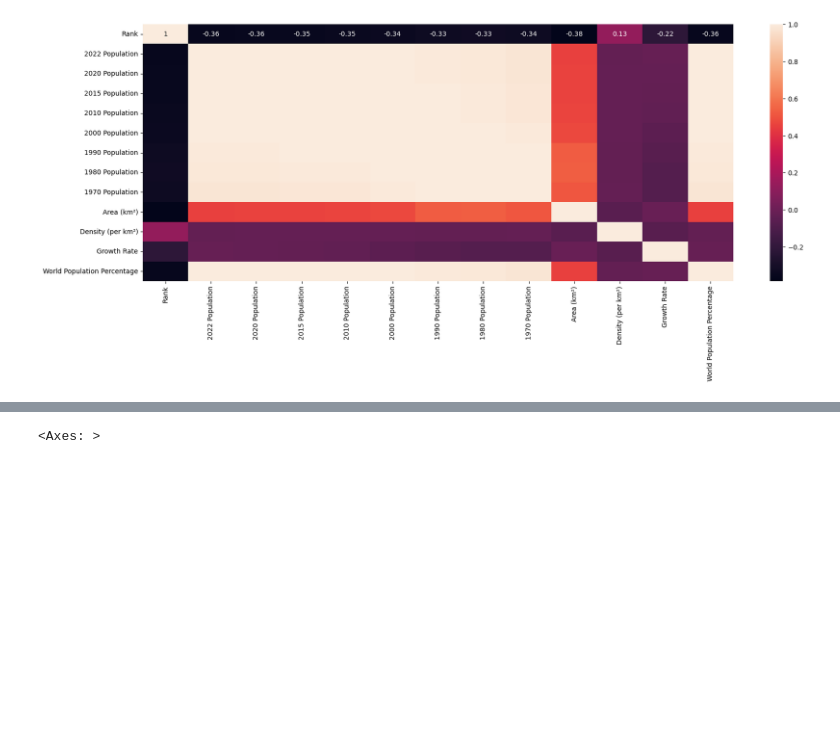
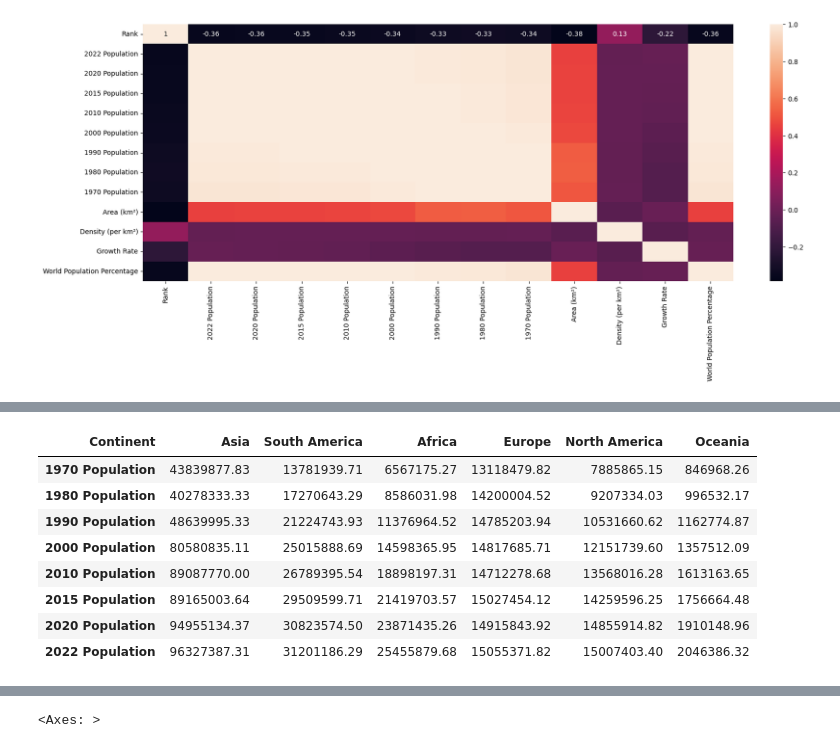
Before and after one commit to jarednjk/Exploratory_Data_Analysis_Pandas_Seaborn, a Jupyter notebook: Exploratory Data Analysis in Pandas.ipynb, the cells around one changed output, grey strips where cells are left out. Saved outputs shown, nothing was run; the diff lists cells and outputs as text; code cells hidden in the pictures; blank space fills up the shorter version.

```diff
--- a/Exploratory Data Analysis in Pandas.ipynb
+++ b/Exploratory Data Analysis in Pandas.ipynb
@@ -142,0 +161,13 @@ df.groupby('Continent').mean(numeric_only = True).sort_values(by = '2022 Populat
+# %%
+df3 = df2.transpose()
+df3
+# %% [output]
+| Continent | Asia | South America | Africa | Europe | North America | Oceania |
+| 1970 Population | 43839877.83 | 13781939.71 | 6567175.27 | 13118479.82 | 7885865.15 | 846968.26 |
+| 1980 Population | 40278333.33 | 17270643.29 | 8586031.98 | 14200004.52 | 9207334.03 | 996532.17 |
+| 1990 Population | 48639995.33 | 21224743.93 | 11376964.52 | 14785203.94 | 10531660.62 | 1162774.87 |
+| 2000 Population | 80580835.11 | 25015888.69 | 14598365.95 | 14817685.71 | 12151739.60 | 1357512.09 |
+| 2010 Population | 89087770.00 | 26789395.54 | 18898197.31 | 14712278.68 | 13568016.28 | 1613163.65 |
+| 2015 Population | 89165003.64 | 29509599.71 | 21419703.57 | 15027454.12 | 14259596.25 | 1756664.48 |
+| 2020 Population | 94955134.37 | 30823574.50 | 23871435.26 | 14915843.92 | 14855914.82 | 1910148.96 |
+| 2022 Population | 96327387.31 | 31201186.29 | 25455879.68 | 15055371.82 | 15007403.40 | 2046386.32 |
```
Also changed, not shown: parts of 4 cells of this notebook.
